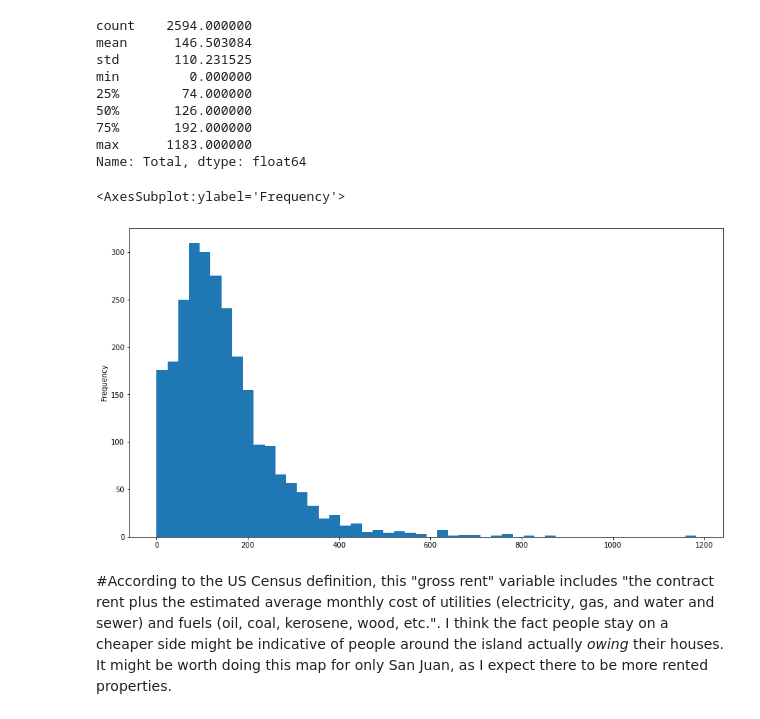
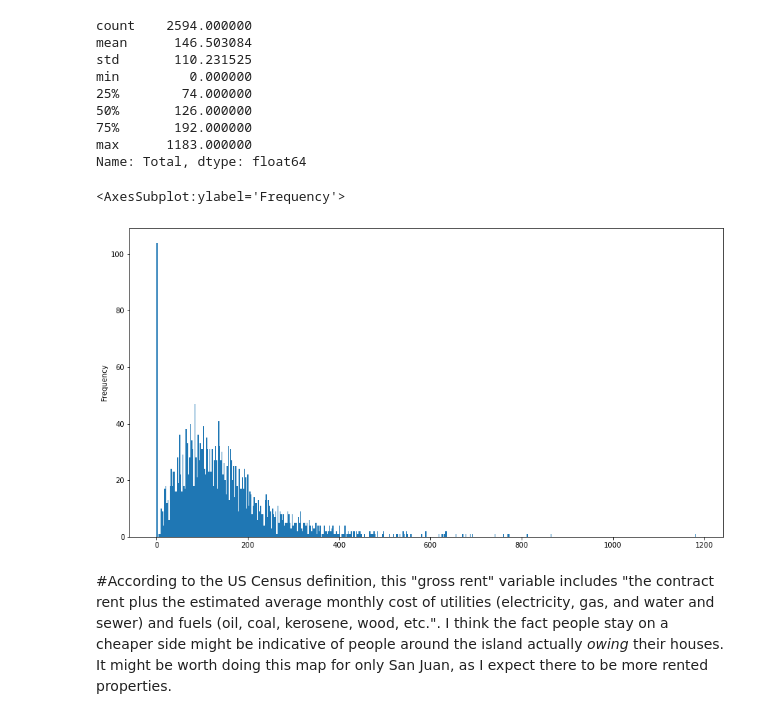
Before and after one commit to jhernandezperez/up206a-johanna, a Jupyter notebook: week04/hw3 with census reporter data.ipynb, the cells around one changed output. Saved outputs shown, nothing was run; the diff lists cells and outputs as text; code cells hidden in the pictures.

```diff
--- a/week04/hw3 with census reporter data.ipynb
+++ b/week04/hw3 with census reporter data.ipynb
@@ -275,10 +291,10 @@ max      1183.000000
 Name: Total, dtype: float64
 # %%
 # plot it as a historgram with 50 bins
-gdf['Total'].plot.hist(figsize=(15,8),bins=50)
+gdf['Total'].plot.hist(figsize=(15,8),bins=500)
 # %% [output]
 <AxesSubplot:ylabel='Frequency'>
-[figure, old version]
+[figure, new version]
 # %% [markdown]
 #According to the US Census definition, this "gross rent" variable includes "the contract rent plus the estimated average monthly cost of utilities (electricity, gas, and water and sewer) and fuels (oil, coal, kerosene, wood, etc.". I think the fact people stay on a cheaper side might be indicative of people around the island actually *owing* their houses. It might be worth doing this map for only San Juan, as I expect there to be more rented properties.
 # %%
```
Also changed, not shown: parts of 9 cells of this notebook, 1 other file.
